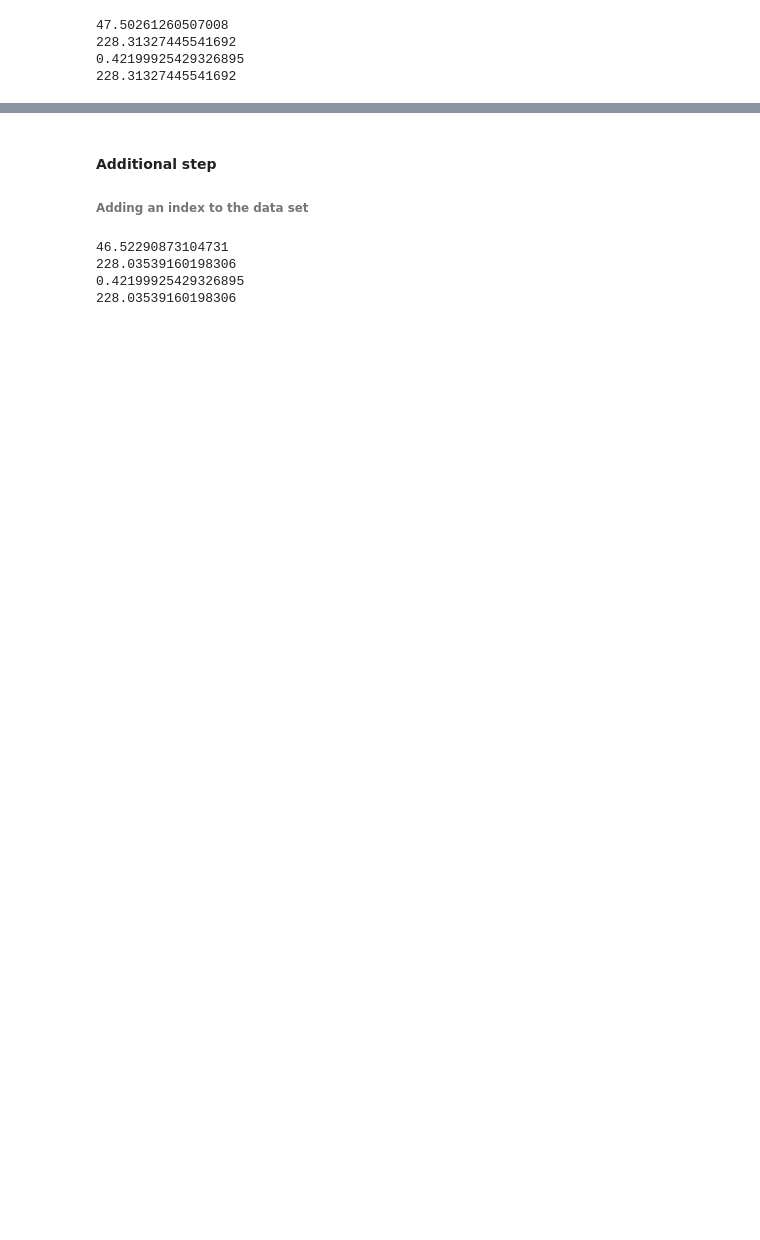
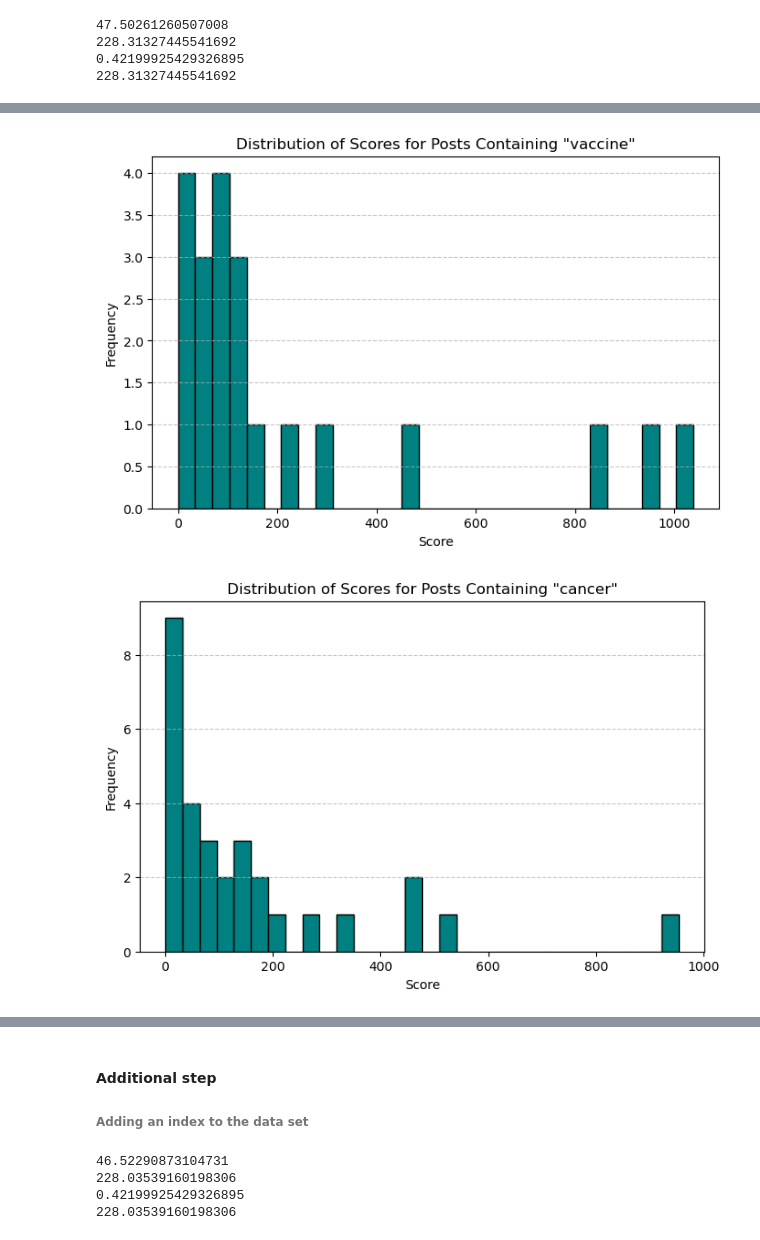
Before and after one commit to Olayemi-cloud/jh24993_EMATM0048---Python-Project, a Jupyter notebook: jh24993_EMATM0048_Q2.ipynb, the cells around one changed output, grey strips where cells are left out. Drawn from its saved outputs; the diff is of its cells as text; code cells hidden in the pictures; blank space fills up the shorter version.

```diff
--- a/jh24993_EMATM0048_Q2.ipynb
+++ b/jh24993_EMATM0048_Q2.ipynb
@@ -318,0 +436,15 @@ print(standard_deviation_score)
+# %%
+keywords = ['vaccine', 'cancer', 'outbreak', 'mental health', 'abortion']
+
+for keyword in keywords:
+    keyword_data =clean_data[clean_data['clean_title'].str.contains(keyword, case=False, na=False)]
+    plt.figure(figsize=(8, 5))
+    plt.hist(keyword_data['score'], bins=30, color='teal', edgecolor='black')
+    plt.title(f'Distribution of Scores for Posts Containing "{keyword}"')
+    plt.xlabel('Score')
+    plt.ylabel('Frequency')
+    plt.grid(axis='y', linestyle='--', alpha=0.7)
+    plt.show()
+# %% [output]
+[figure, added]
+[figure, added]
```
Also changed, not shown: parts of 46 cells of this notebook, 1 other file.
